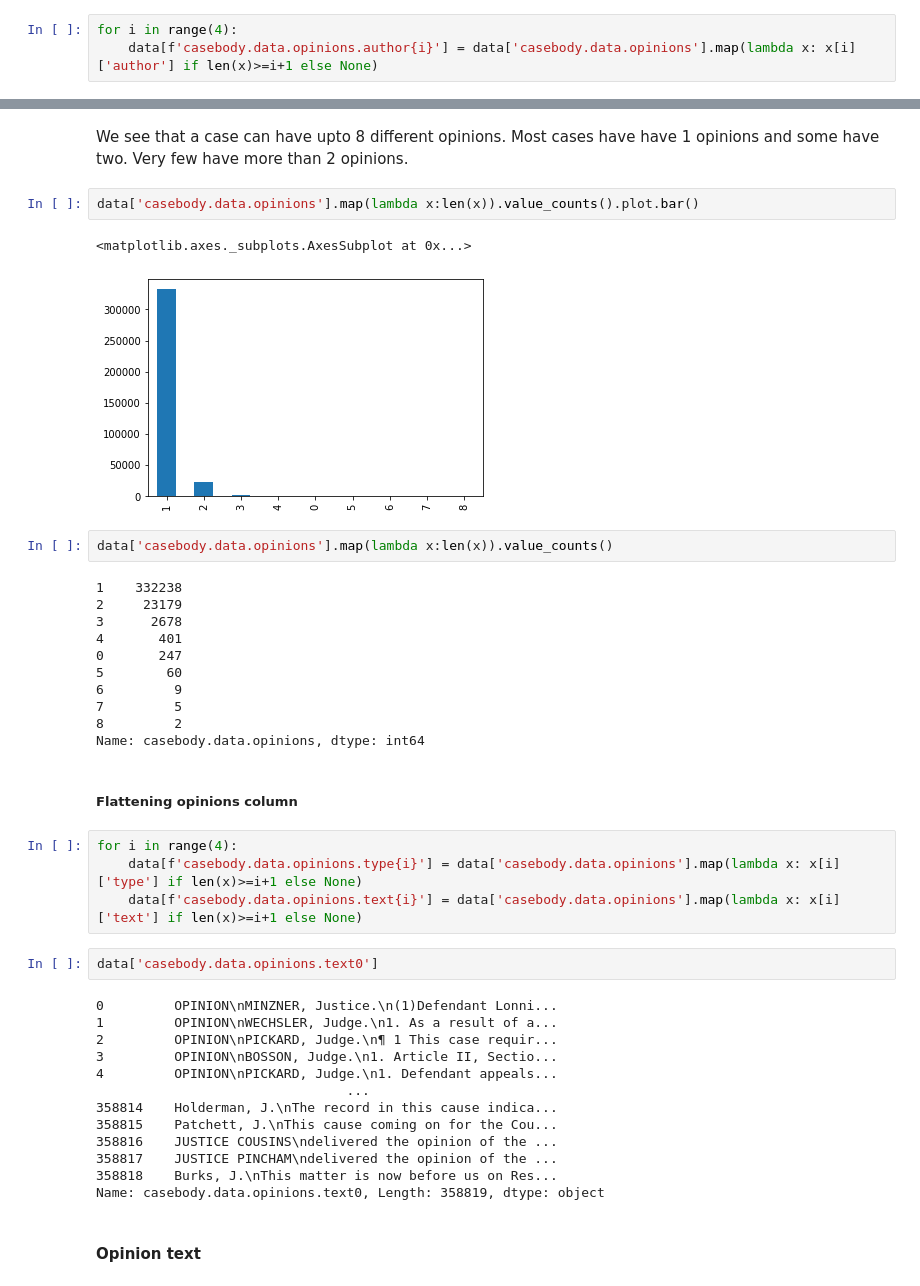
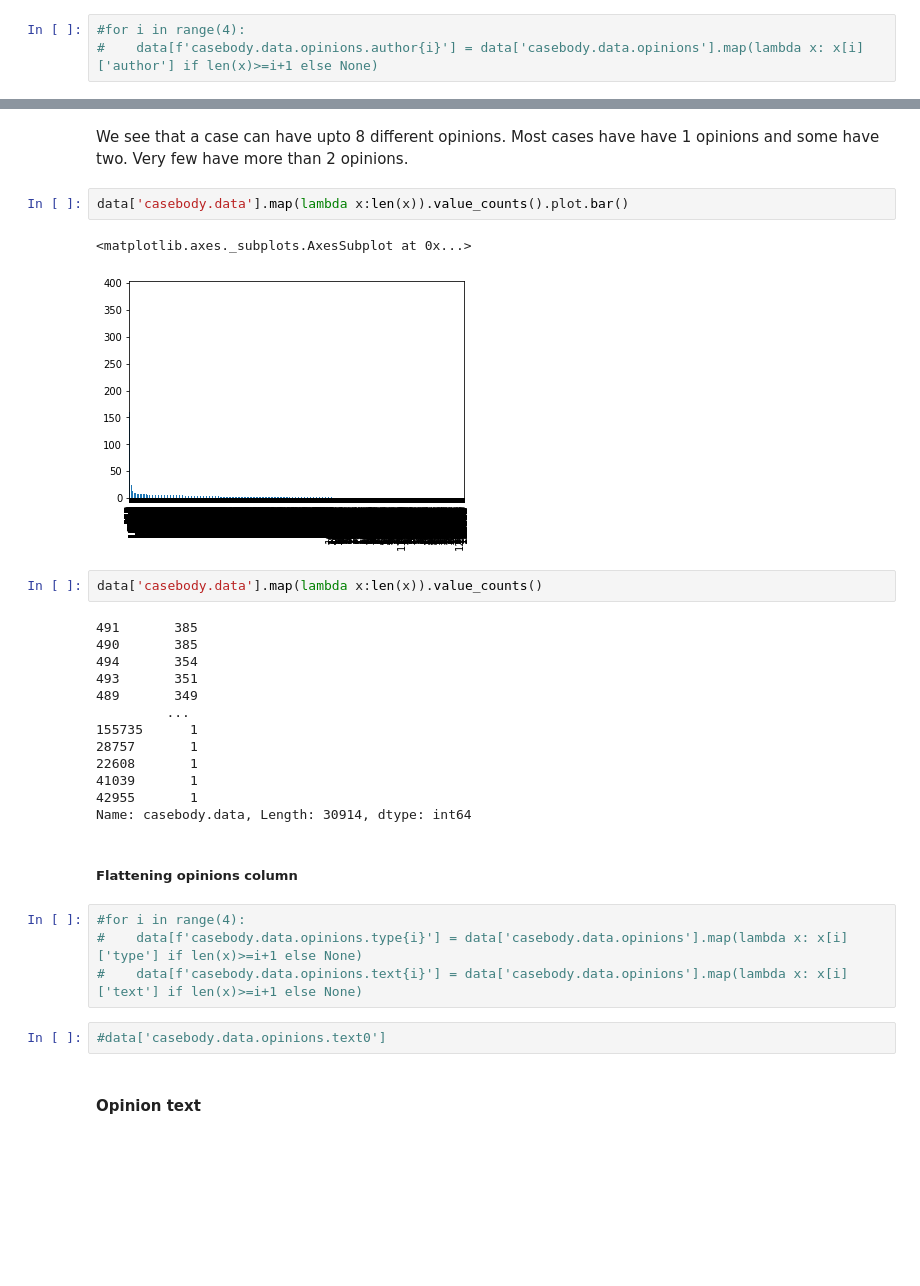
Before and after one commit to gufranpathan/case_law_g45, a Jupyter notebook: north_carolina_gp.ipynb, the cells around one changed output, grey strips where cells are left out. Cells and saved outputs as stored; diff of their text form; blank space fills up the shorter version.

```diff
--- a/north_carolina_gp.ipynb
+++ b/north_carolina_gp.ipynb
@@ -238,4 +207,4 @@ Name: casebody.data.judges, Length: 358819, dtype: object
 # %%
-for i in range(4):
-    data[f'casebody.data.opinions.author{i}'] = data['casebody.data.opinions'].map(lambda x: x[i]['author'] if len(x)>=i+1 else None)
+#for i in range(4):
+#    data[f'casebody.data.opinions.author{i}'] = data['casebody.data.opinions'].map(lambda x: x[i]['author'] if len(x)>=i+1 else None)
 # %%
@@ -314,44 +246,33 @@ The 'Casebody.data.opinions' field is a nested json with type, text and author f
 # %% [markdown]
 We see that a case can have upto 8 different opinions. Most cases have have 1 opinions and some have two. Very few have more than 2 opinions.
 # %%
-data['casebody.data.opinions'].map(lambda x:len(x)).value_counts().plot.bar()
+data['casebody.data'].map(lambda x:len(x)).value_counts().plot.bar()
 # %% [output]
 <matplotlib.axes._subplots.AxesSubplot at 0x...>
-[figure, old version]
+[figure, new version]
 # %%
-data['casebody.data.opinions'].map(lambda x:len(x)).value_counts()
+data['casebody.data'].map(lambda x:len(x)).value_counts()
 # %% [output]
-1    332238
-2     23179
-3      2678
-4       401
-0       247
-5        60
-6         9
-7         5
-8         2
-Name: casebody.data.opinions, dtype: int64
+491       385
+490       385
+494       354
+493       351
+489       349
+         ...
+155735      1
+28757       1
+22608       1
+41039       1
+42955       1
+Name: casebody.data, Length: 30914, dtype: int64
 # %% [markdown]
 ##### Flattening opinions column
 # %%
-for i in range(4):
-    data[f'casebody.data.opinions.type{i}'] = data['casebody.data.opinions'].map(lambda x: x[i]['type'] if len(x)>=i+1 else None)
-    data[f'casebody.data.opinions.text{i}'] = data['casebody.data.opinions'].map(lambda x: x[i]['text'] if len(x)>=i+1 else None)
+#for i in range(4):
+#    data[f'casebody.data.opinions.type{i}'] = data['casebody.data.opinions'].map(lambda x: x[i]['type'] if len(x)>=i+1 else None)
+#    data[f'casebody.data.opinions.text{i}'] = data['casebody.data.opinions'].map(lambda x: x[i]['text'] if len(x)>=i+1 else None)
 # %%
-data['casebody.data.opinions.text0']
+#data['casebody.data.opinions.text0']
-# %% [output]
-0         OPINION\nMINZNER, Justice.\n(1)Defendant Lonni...
-1         OPINION\nWECHSLER, Judge.\n1. As a result of a...
-2         OPINION\nPICKARD, Judge.\n¶ 1 This case requir...
-3         OPINION\nBOSSON, Judge.\n1. Article II, Sectio...
-4         OPINION\nPICKARD, Judge.\n1. Defendant appeals...
-                                ...
-358814    Holderman, J.\nThe record in this cause indica...
-358815    Patchett, J.\nThis cause coming on for the Cou...
-358816    JUSTICE COUSINS\ndelivered the opinion of the ...
-358817    JUSTICE PINCHAM\ndelivered the opinion of the ...
-358818    Burks, J.\nThis matter is now before us on Res...
-Name: casebody.data.opinions.text0, Length: 358819, dtype: object
 # %% [markdown]
 #### Opinion text
 # %% [markdown]
```
Also changed, not shown: parts of 37 cells of this notebook.
